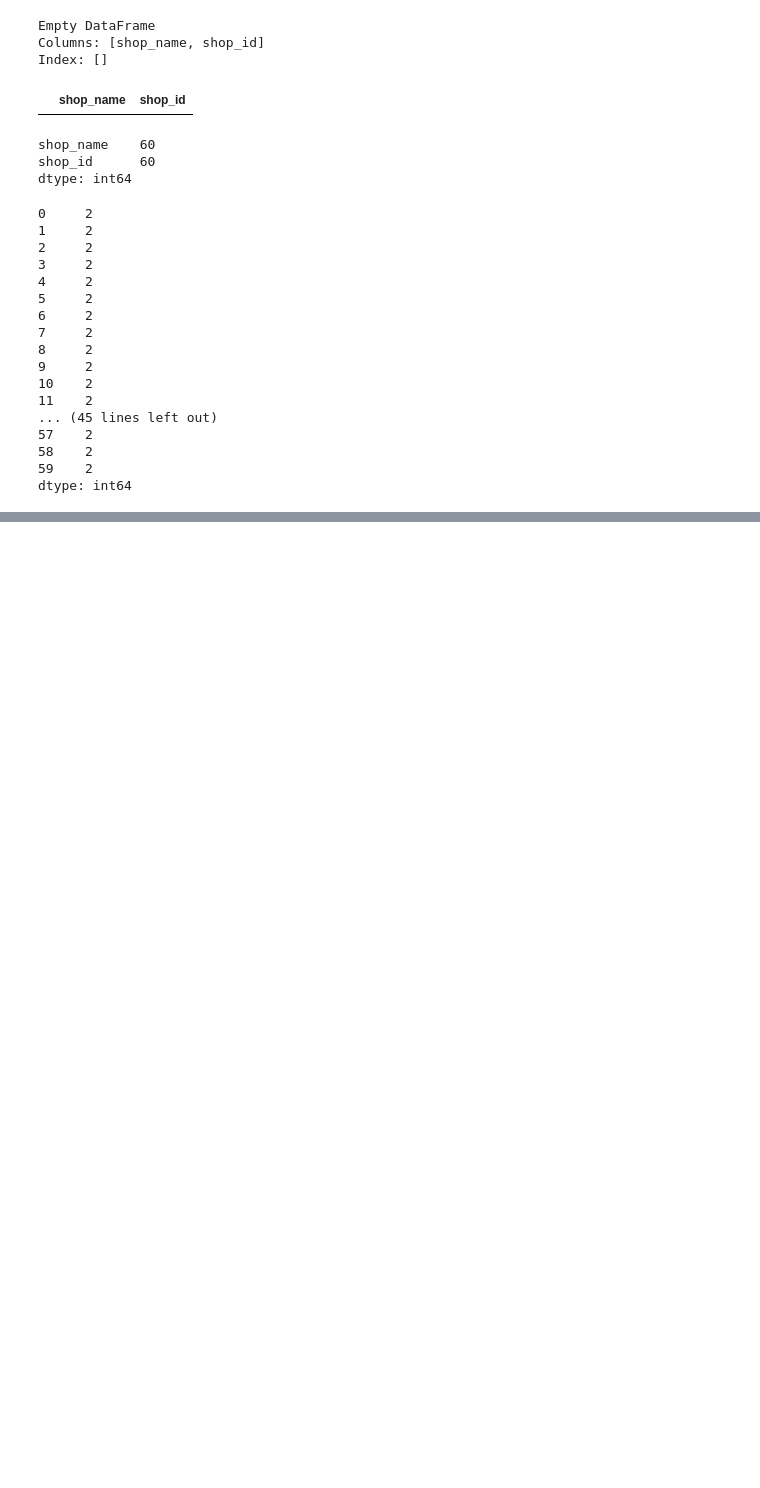
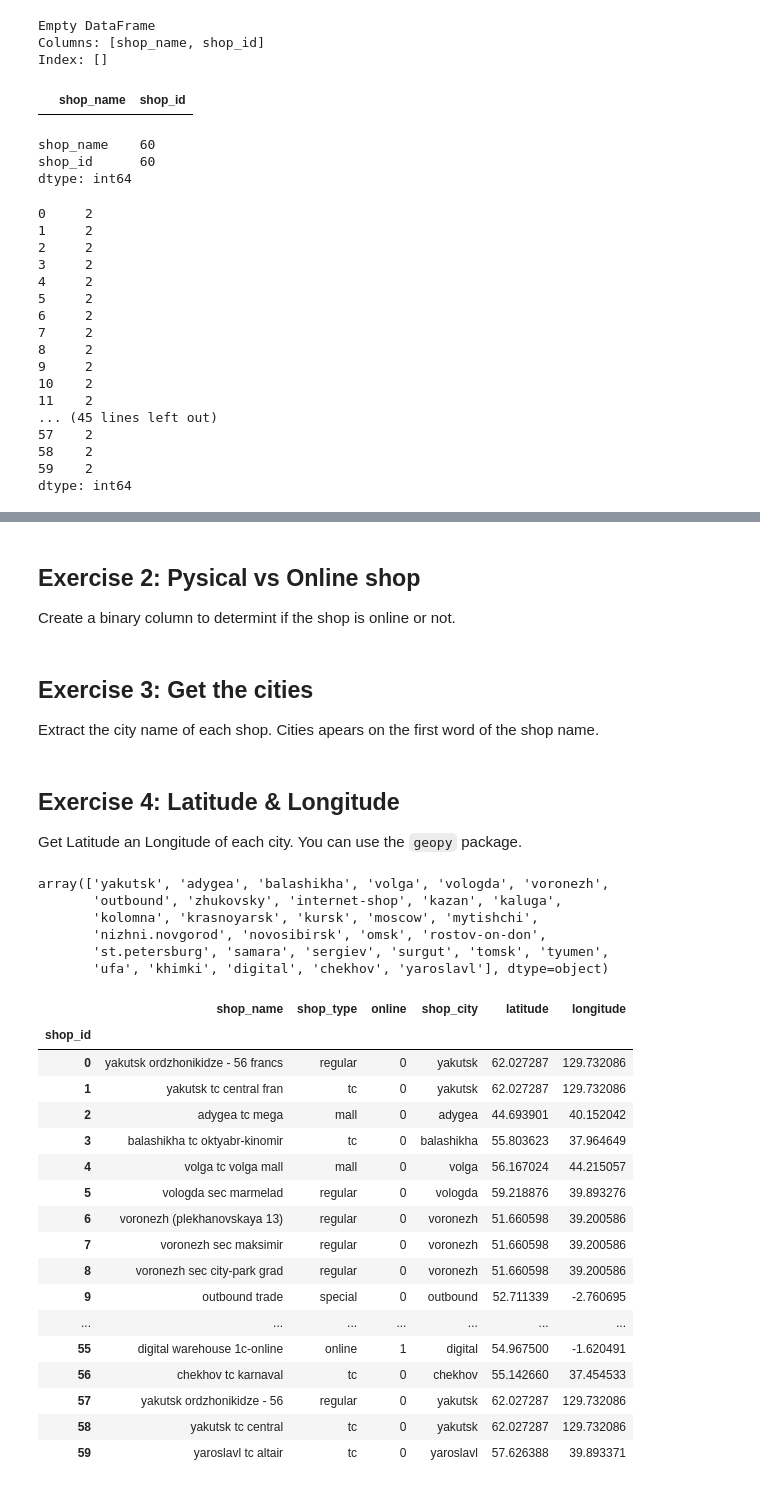
Before and after one commit to HedayaAli/ai_mar21, a Jupyter notebook: M4_Feature_Eng/07. Geoposition Enc/Geog_enco.ipynb, the cells around one changed output, grey strips where cells are left out. Drawn from its saved outputs; the diff is of its cells as text; code cells hidden in the pictures; blank space fills up the shorter version.

```diff
--- a/M4_Feature_Eng/07. Geoposition Enc/Geog_enco.ipynb
+++ b/M4_Feature_Eng/07. Geoposition Enc/Geog_enco.ipynb
@@ -5,7 +12,7 @@ import pandas as pd
 #data
 path = "../06. FeatSel & DimRed/"
 
-df = pd.read_csv(path+'shops.csv')
+df = pd.read_csv('shops.csv')
 # %%
 df.head()
 # %% [output]
@@ -64,0 +102,35 @@ dtype: int64
+# %% [markdown]
+
+## Exercise 2: Pysical vs Online shop
+
+Create a binary column to determint if the shop is online or not.
+# %%
+df['shop_name'] = df['shop_name'].str.lower()
+df['shop_type'] = 'regular'
+df.loc[ df['shop_name'].str.contains(r'tc'), 'shop_type' ]               = 'tc'
+df.loc[ df['shop_name'].str.contains(r'mall|center|mega'), 'shop_type' ] = 'mall'
+df.loc[ df.shop_id.isin([9,20]), 'shop_type' ]                           = 'special'
+df.loc[ df.shop_id.isin([12,55]), 'shop_type' ]                          = 'online'
+
+df['online'] = 0
+df.loc[ df.shop_id.isin([12,55]), 'online' ] = 1
+# %% [markdown]
+## Exercise 3: Get the cities
+
+Extract the city name of each shop. Cities apears on the first word of the shop name.
+# %%
+df['shop_city'] = df['shop_name'].str.split().str[0]
+# %% [markdown]
+## Exercise 4: Latitude & Longitude
+
+Get Latitude an Longitude of each city. You can use the `geopy` package.
+# %%
+cities = pd.DataFrame(df['shop_city'].unique(), columns=["shop_city"])
+df['shop_city'].unique()
+# %% [output]
+array(['yakutsk', 'adygea', 'balashikha', 'volga', 'vologda', 'voronezh',
+       'outbound', 'zhukovsky', 'internet-shop', 'kazan', 'kaluga',
+       'kolomna', 'krasnoyarsk', 'kursk', 'moscow', 'mytishchi',
+       'nizhni.novgorod', 'novosibirsk', 'omsk', 'rostov-on-don',
+       'st.petersburg', 'samara', 'sergiev', 'surgut', 'tomsk', 'tyumen',
+       'ufa', 'khimki', 'digital', 'chekhov', 'yaroslavl'], dtype=object)
@@ -64,0 +158,21 @@ dtype: int64
+# %%
+df
+# %% [output]
+|  | shop_name | shop_type | online | shop_city | latitude | longitude |
+| shop_id |  |  |  |  |  |  |
+| 0 | yakutsk ordzhonikidze - 56 francs | regular | 0 | yakutsk | 62.027287 | 129.732086 |
+| 1 | yakutsk tc central fran | tc | 0 | yakutsk | 62.027287 | 129.732086 |
+| 2 | adygea tc mega | mall | 0 | adygea | 44.693901 | 40.152042 |
+| 3 | balashikha tc oktyabr-kinomir | tc | 0 | balashikha | 55.803623 | 37.964649 |
+| 4 | volga tc volga mall | mall | 0 | volga | 56.167024 | 44.215057 |
+| 5 | vologda sec marmelad | regular | 0 | vologda | 59.218876 | 39.893276 |
+| 6 | voronezh (plekhanovskaya 13) | regular | 0 | voronezh | 51.660598 | 39.200586 |
+| 7 | voronezh sec maksimir | regular | 0 | voronezh | 51.660598 | 39.200586 |
+| 8 | voronezh sec city-park grad | regular | 0 | voronezh | 51.660598 | 39.200586 |
+| 9 | outbound trade | special | 0 | outbound | 52.711339 | -2.760695 |
+| ... | ... | ... | ... | ... | ... | ... |
+| 55 | digital warehouse 1c-online | online | 1 | digital | 54.967500 | -1.620491 |
+| 56 | chekhov tc karnaval | tc | 0 | chekhov | 55.142660 | 37.454533 |
+| 57 | yakutsk ordzhonikidze - 56 | regular | 0 | yakutsk | 62.027287 | 129.732086 |
+| 58 | yakutsk tc central | tc | 0 | yakutsk | 62.027287 | 129.732086 |
+| 59 | yaroslavl tc altair | tc | 0 | yaroslavl | 57.626388 | 39.893371 |
```
Also changed, not shown: parts of 8 cells of this notebook.
